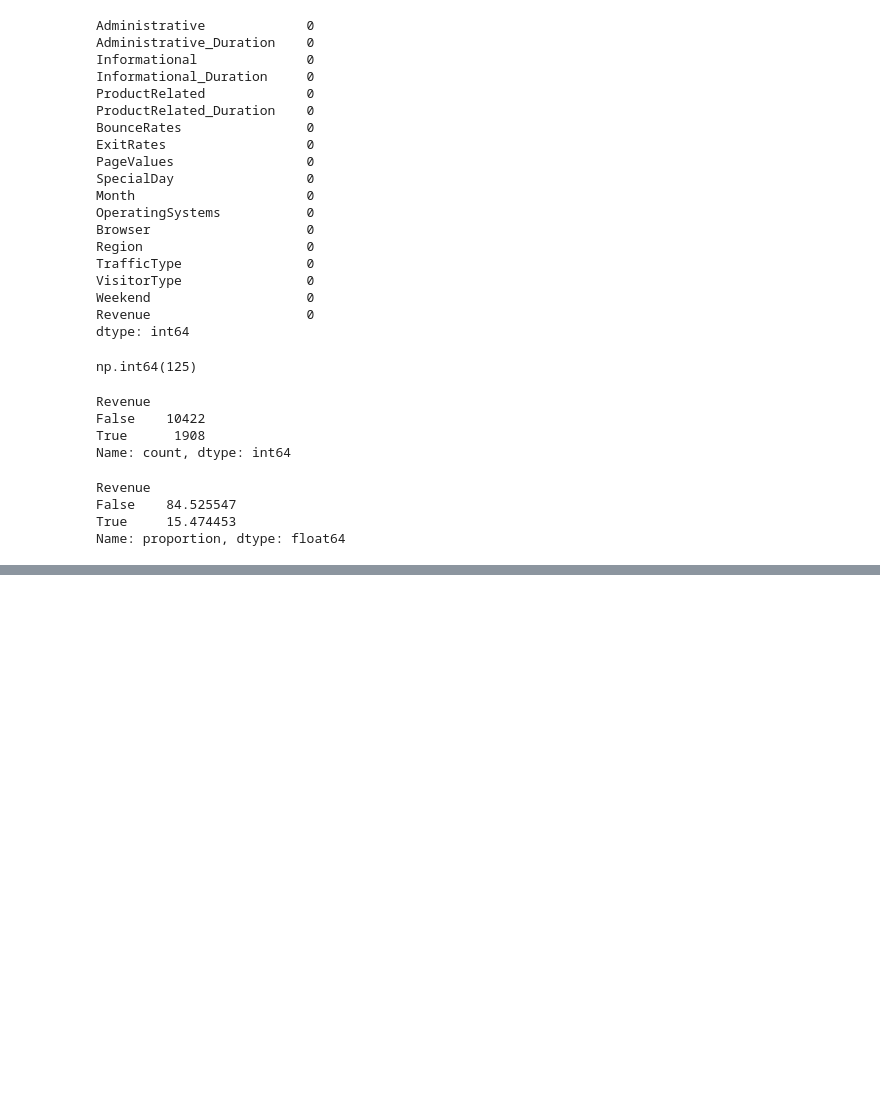
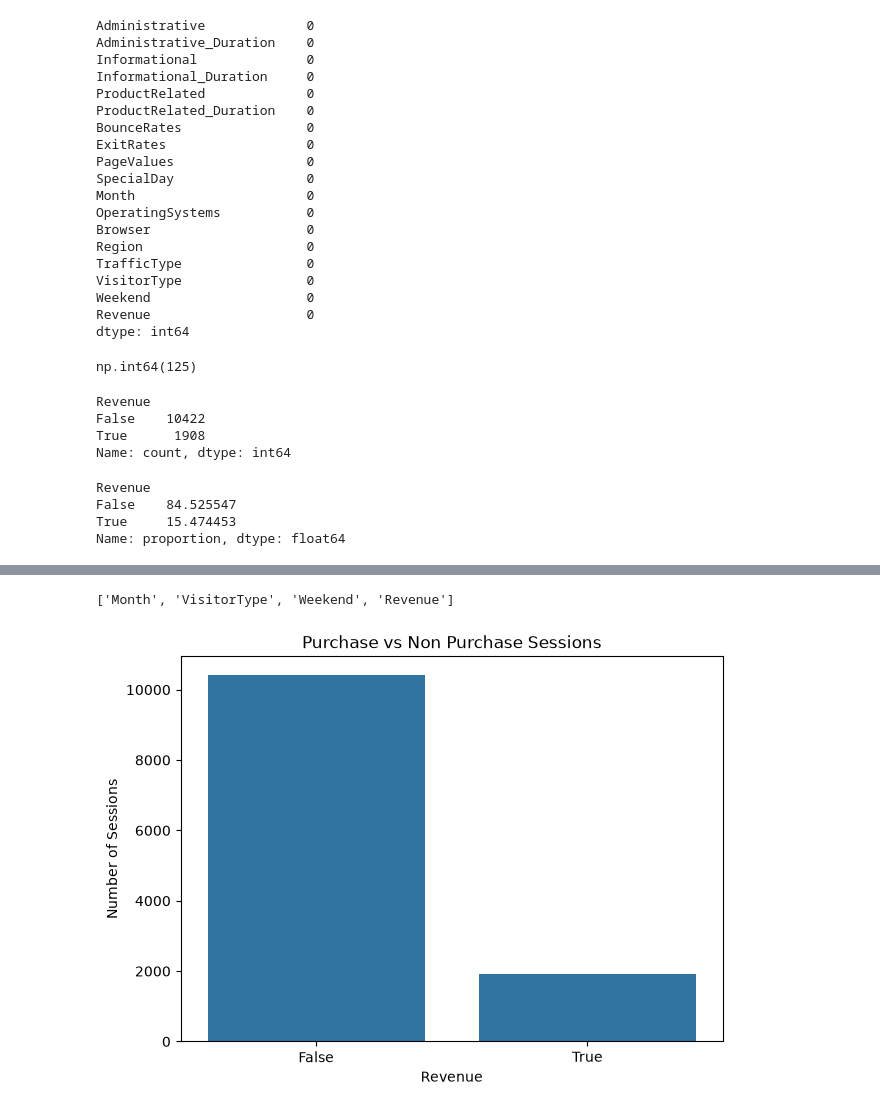
Before and after one commit to devdhruvsingh/ecommerce-purchase-predictions, a Jupyter notebook: notebooks/01_data_exploration.ipynb, the cells around one changed output, grey strips where cells are left out. Cells and saved outputs as stored; diff of their text form; code cells hidden in the pictures; blank space fills up the shorter version.

Commit message:
understanding the univariate and transforming the data

```diff
--- a/notebooks/01_data_exploration.ipynb
+++ b/notebooks/01_data_exploration.ipynb
@@ -151,0 +169,17 @@ Name: proportion, dtype: float64
+# %%
+categorical_columns = df.select_dtypes(include = ["object", "bool"]).columns.tolist()
+
+categorical_columns
+# %% [output]
+['Month', 'VisitorType', 'Weekend', 'Revenue']
+# %%
+plt.figure(figsize = (7,5))
+sns.countplot(data = df, x ="Revenue")
+
+plt.title("Purchase vs Non Purchase Sessions")
+plt.xlabel("Revenue")
+plt.ylabel("Number of Sessions")
+
+plt.show()
+# %% [output]
+[figure, added]
```
Also changed, not shown: parts of 21 cells of this notebook.
